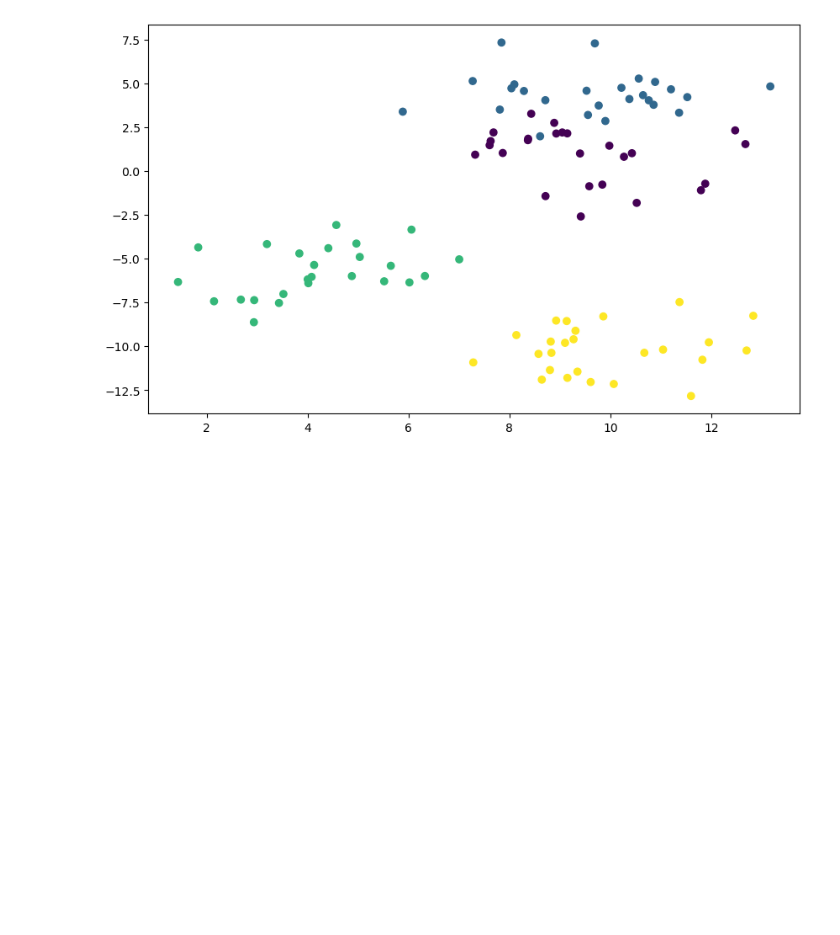
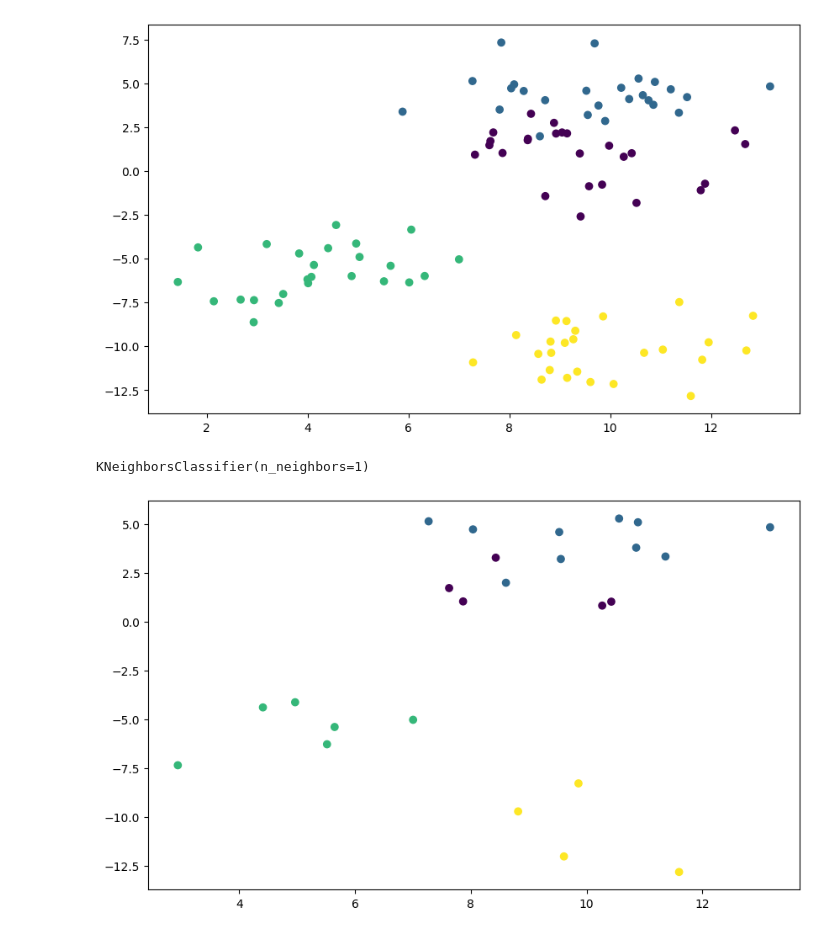
Before and after one commit to GeekyPS/Summer-Analytics, a Jupyter notebook: Week_4/4.K_Nearest_Neighbour.ipynb, the cells around one changed output. Saved outputs shown, nothing was run; the diff lists cells and outputs as text; code cells hidden in the pictures; blank space fills up the shorter version.

```diff
--- a/Week_4/4.K_Nearest_Neighbour.ipynb
+++ b/Week_4/4.K_Nearest_Neighbour.ipynb
@@ -18,3 +17,22 @@ plt.scatter(X[:,0],X[:,1],c=y,marker='o')
 plt.show()
 # %% [output]
 [figure]
+# %%
+X_train, X_test, y_train, y_test = train_test_split(X,y,random_state=0)
+# %%
+knn5 = KNeighborsClassifier() # k = 5 by default
+knn1 = KNeighborsClassifier(n_neighbors=1) # k=1
+# %%
+knn5.fit(X,y)
+knn1.fit(X,y)
+# %% [output]
+KNeighborsClassifier(n_neighbors=1)
+# %%
+y_pred5 = knn5.predict(X_test)
+y_pred1 = knn1.predict(X_test)
+# %%
+plt.figure(figsize=(10,6))
+plt.scatter(X_test[:,0],X_test[:,1],c=y_pred1,marker='o')
+plt.show()
+# %% [output]
+[figure, added]
```
Also changed, not shown: parts of 13 cells of this notebook, 29 other files.
